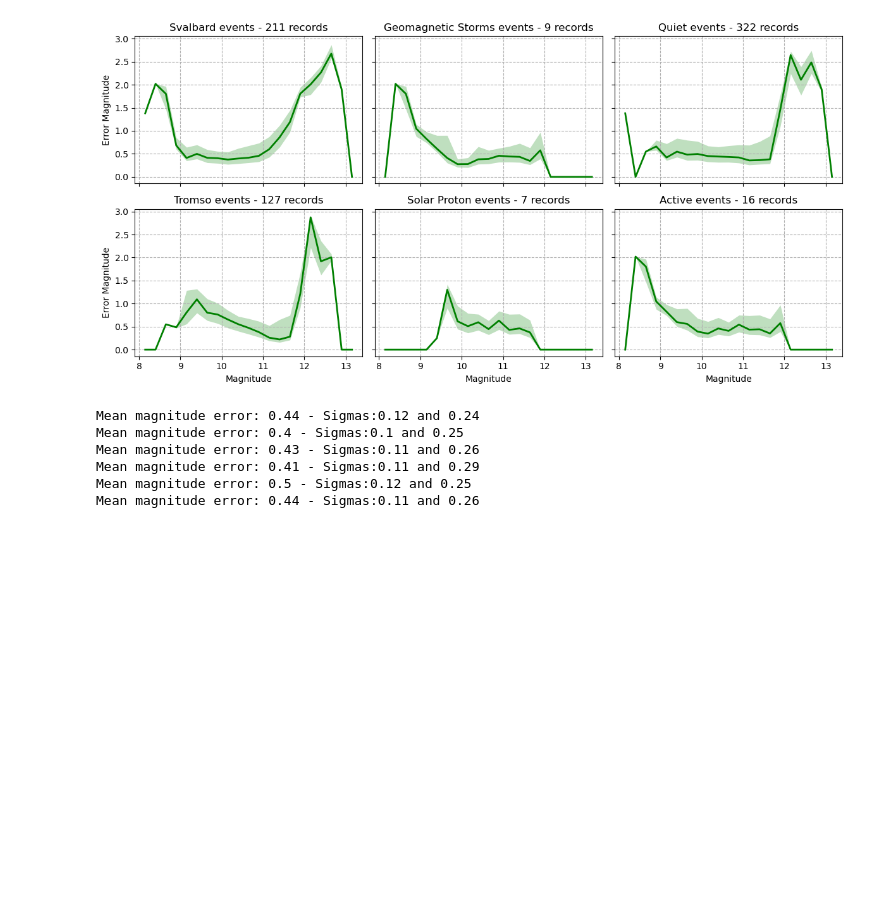
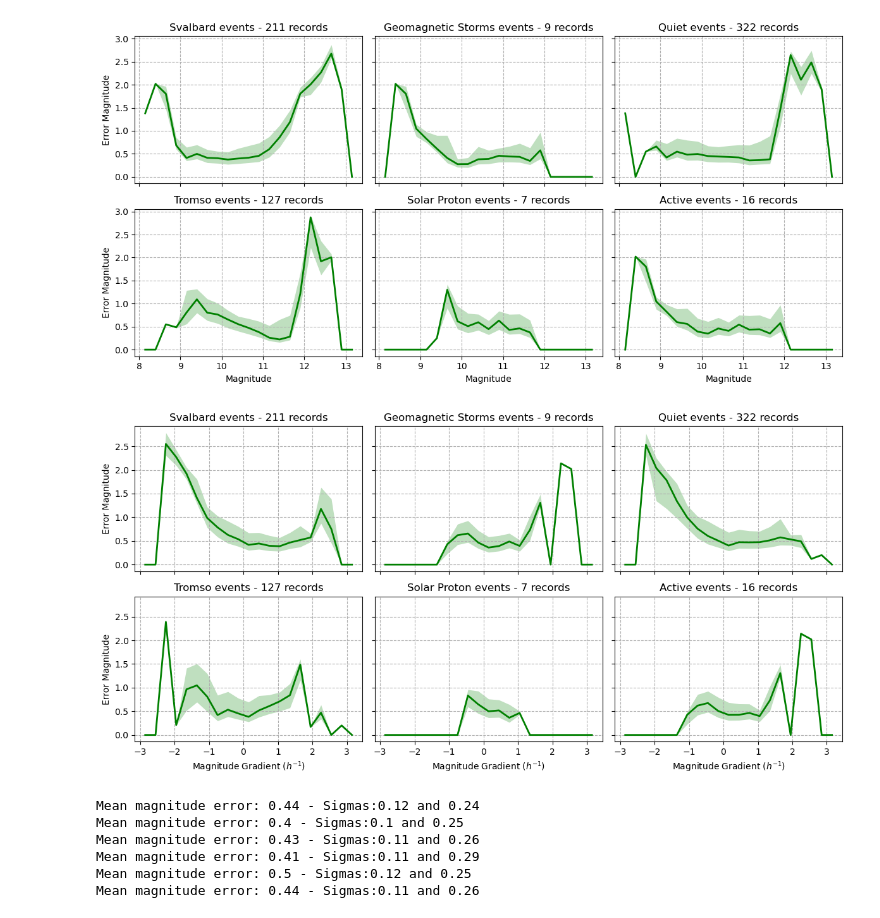
Before and after one commit to remy-guillermin/WACCM-Analysis, a Jupyter notebook: Scripts/Data-Analysis/global_error.ipynb, the cells around one changed output. Drawn from its saved outputs; the diff is of its cells as text; code cells hidden in the pictures; blank space fills up the shorter version.

```diff
--- a/Scripts/Data-Analysis/global_error.ipynb
+++ b/Scripts/Data-Analysis/global_error.ipynb
@@ -219,6 +138,87 @@ plt.savefig(f'../../Output/Figures/error-events/density.png')
 plt.show()
 # %% [output]
 [figure]
+# %%
+fig, axs = plt.subplots(2, 3, figsize=(12, 6), sharex=True, sharey=True)
+
+gradient_bins = np.linspace(-3,3,21)
+
+for i in range(len(masks)):
+    mask = masks[i]
+    type = types[i]
+
+    temp_Ne_EXP = Ne_EXP[mask]
+    temp_Ne_WACCM = Ne_WACCM[mask]
+    temp_dNe_EXP = dNe_EXP[mask]
+    temp_gradient = Ne_EXP_gradient_time[mask]
+
+    temp_mag_EXP = mag_EXP[mask]
+    temp_mag_WACCM = mag_WACCM[mask]
+
+    zero_mask = temp_Ne_EXP != 0
+    temp_Ne_EXP[~zero_mask] = 1
+
+    Ne_diff = np.abs(temp_Ne_EXP - temp_Ne_WACCM)
+    error_mask = Ne_diff < temp_dNe_EXP
+
+    temp_Ne_EXP[error_mask] = 1
+    temp_dNe_EXP[error_mask] = 0
+
+    dNe_fac = temp_dNe_EXP/temp_Ne_EXP
+    factor_error_mask = dNe_fac > 2
+
+    temp_Ne_EXP[factor_error_mask] = 1
+
+    zero_mask = temp_Ne_EXP != 0
+    temp_Ne_EXP[~zero_mask] = 1
+
+    value_mask = temp_Ne_EXP != 1
+
+    Ne_diff_flat = np.abs(temp_mag_EXP - temp_mag_WACCM)[value_mask]
+    gradient_flat = temp_gradient[value_mask]
+
+    mean_list = []
+    less_sigma_list = []
+    more_sigma_list = []
+
+
+    for gradient_bin in gradient_bins:
+        gradient_mask = np.abs(gradient_flat - gradient_bin) <= (gradient_bins[1] - gradient_bins[0])/2
+        if len(Ne_diff_flat[gradient_mask]) == 0:
+            mean_value = 0
+            less_sigma_value = 0
+            more_sigma_value = 0
+        else:
+            mean_value = np.mean(Ne_diff_flat[gradient_mask])
+            less_sigma_value = np.std(np.concatenate((Ne_diff_flat[gradient_mask][Ne_diff_flat[gradient_mask]<mean_value], [mean_value])))
+            more_sigma_value = np.std(np.concatenate((Ne_diff_flat[gradient_mask][Ne_diff_flat[gradient_mask]>mean_value], [mean_value])))
+        mean_list.append(mean_value)
+        less_sigma_list.append(less_sigma_value)
+        more_sigma_list.append(more_sigma_value)
+
+    mean = np.array(mean_list)
+    less_sigma = np.array(less_sigma_list)
+    more_sigma = np.array(more_sigma_list)
+
+    x = np.array(gradient_bins)
+
+    axs[i // 3][i % 3].fill_between(x + (gradient_bins[1] - gradient_bins[0])/2, mean-less_sigma, mean+more_sigma, color = 'green', alpha=.25, linewidth=0)
+    axs[i // 3][i % 3].plot(x + (gradient_bins[1] - gradient_bins[0])/2, mean, 'green', linewidth=2)
+    axs[i // 3][i % 3].grid(linestyle='--')
+    axs[i // 3][i % 3].set_title(f'{type} events - {sum(mask)} records')
+
+axs[1][0].set_xlabel(r'Magnitude Gradient ($h^{-1})$')
+axs[1][1].set_xlabel(r'Magnitude Gradient ($h^{-1})$')
+axs[1][2].set_xlabel(r'Magnitude Gradient ($h^{-1})$')
+
+axs[0][0].set_ylabel('Error Magnitude')
+axs[1][0].set_ylabel('Error Magnitude')
+
+plt.tight_layout()
+plt.savefig(f'../../Output/Figures/error-events/density-gradient.png')
+plt.show()
+# %% [output]
+[figure, added]
 # %%
 fig, axs = plt.subplots(2, 3, figsize=(12, 6), sharex=True, sharey=True)
 
```
Also changed, not shown: parts of 1 cell of this notebook, 1 other file.
